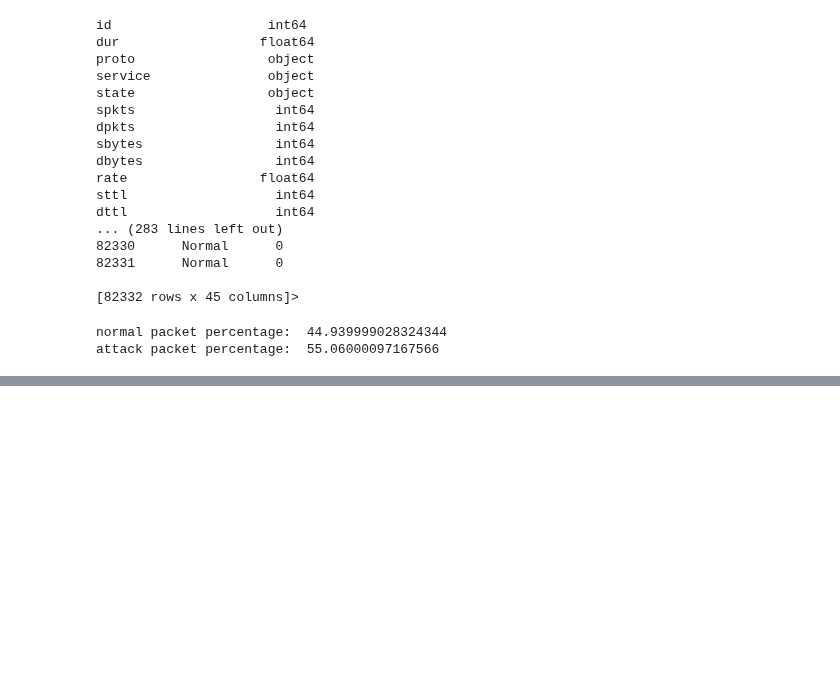
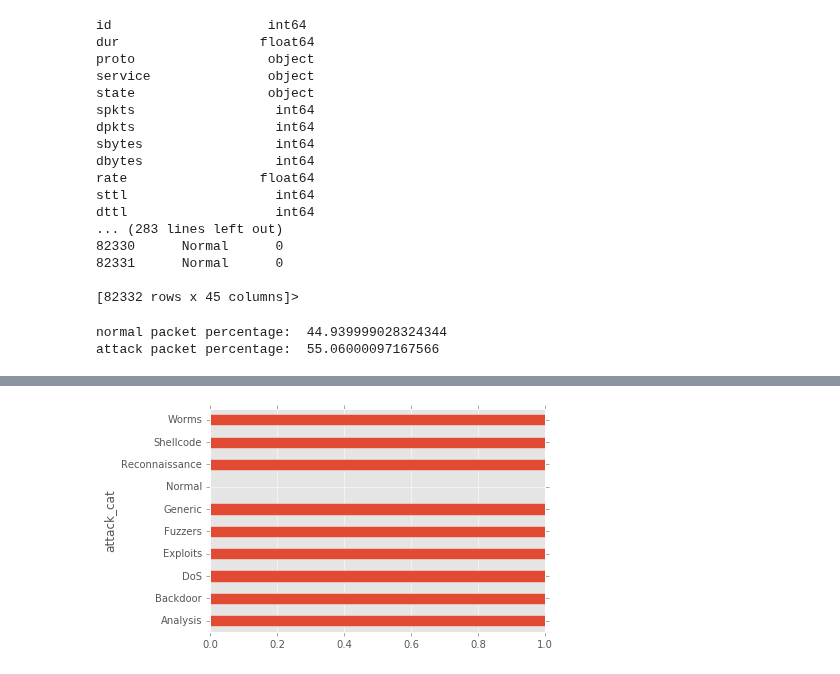
Before and after one commit to Dangerbotz/network_intrusion_detection_system, a Jupyter notebook: randy_detection_system.ipynb, the cells around one changed output, grey strips where cells are left out. Cells and saved outputs as stored; diff of their text form; code cells hidden in the pictures; blank space fills up the shorter version.

Commit message:
Initial visualization
Just getting started with reproducing 02 Data Visualization.  Need to
fix normal vs attack rate calculation for charts

```diff
--- a/randy_detection_system.ipynb
+++ b/randy_detection_system.ipynb
@@ -60,0 +90,9 @@ attack packet percentage:  55.06000097167566
+# %%
+# Start by just plotting what we previsously grouped!
+plt.style.use('ggplot')
+
+df_grouped = df.groupby(by=['attack_cat'])
+attack_rate = df_grouped.label.sum() / df_grouped.label.count()
+ax = attack_rate.plot(kind='barh')
+# %% [output]
+[figure, added]
```
Also changed, not shown: parts of 5 cells of this notebook.
